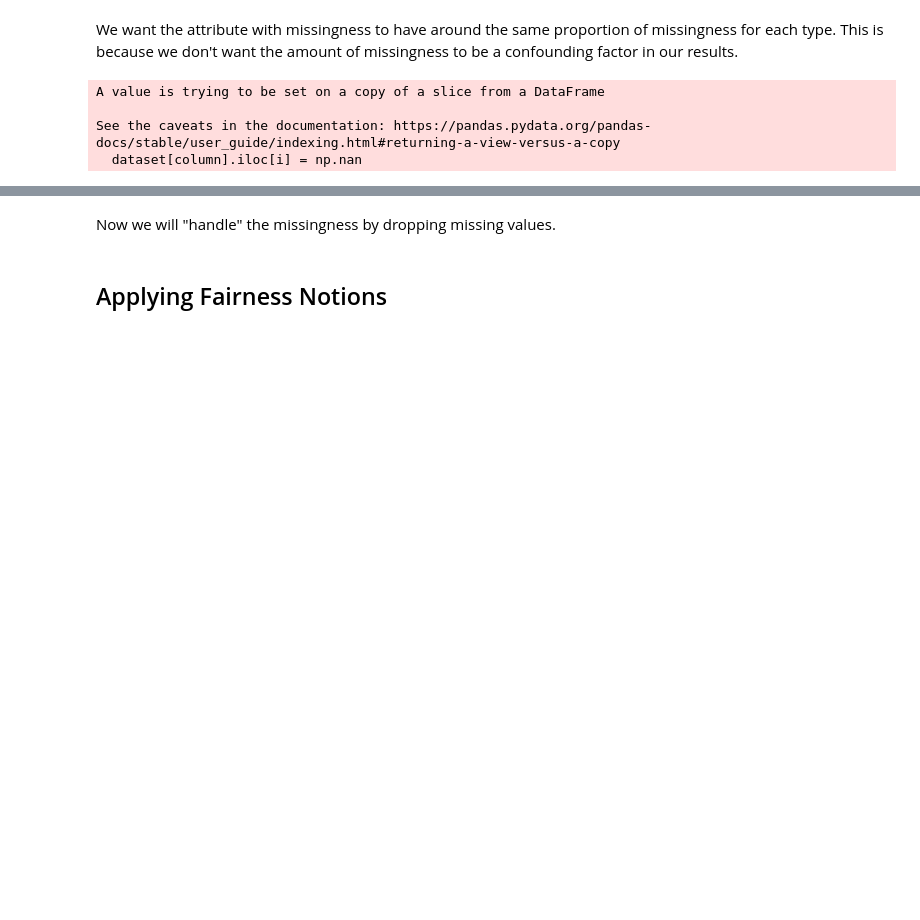
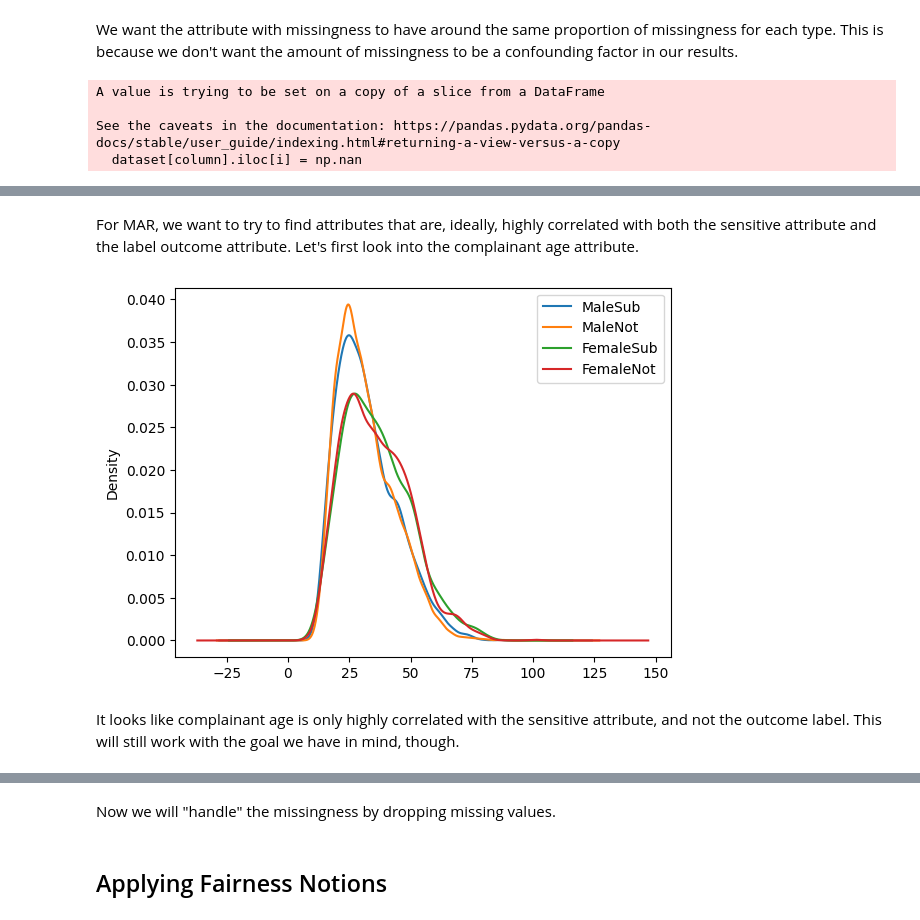
Before and after one commit to alecpanattoni/DSC180BProject, a Jupyter notebook: run.ipynb, the cells around one changed output, grey strips where cells are left out. Saved outputs shown, nothing was run; the diff lists cells and outputs as text; code cells hidden in the pictures; blank space fills up the shorter version.

```diff
--- a/run.ipynb
+++ b/run.ipynb
@@ -71,0 +86,12 @@ mcar = mcar.dropna(subset = 'substantiated')
+# %% [markdown]
+For MAR, we want to try to find attributes that are, ideally, highly correlated with both the sensitive attribute and the label outcome attribute. Let's first look into the complainant age attribute.
+# %%
+for gender in ['Male', 'Female']:
+    for sub in [True, False]:
+        data[(data['complainant_gender'] == gender) & (
+            data['substantiated'] == sub)]['complainant_age_incident'].plot(kind='density', legend=True)
+    plt.legend(['MaleSub', 'MaleNot', 'FemaleSub', 'FemaleNot'])
+# %% [output]
+[figure, added]
+# %% [markdown]
+It looks like complainant age is only highly correlated with the sensitive attribute, and not the outcome label. This will still work with the goal we have in mind, though.
```
Also changed, not shown: parts of 23 cells of this notebook, 1 other file.
